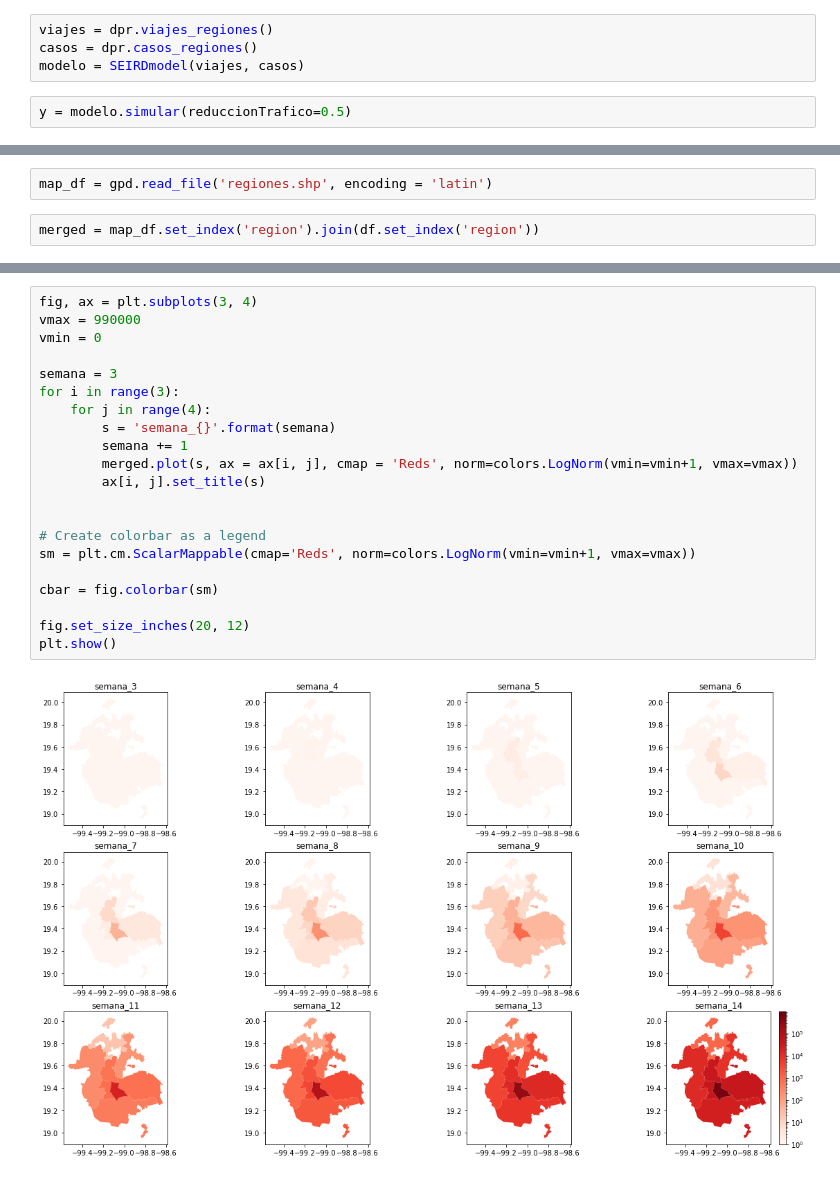
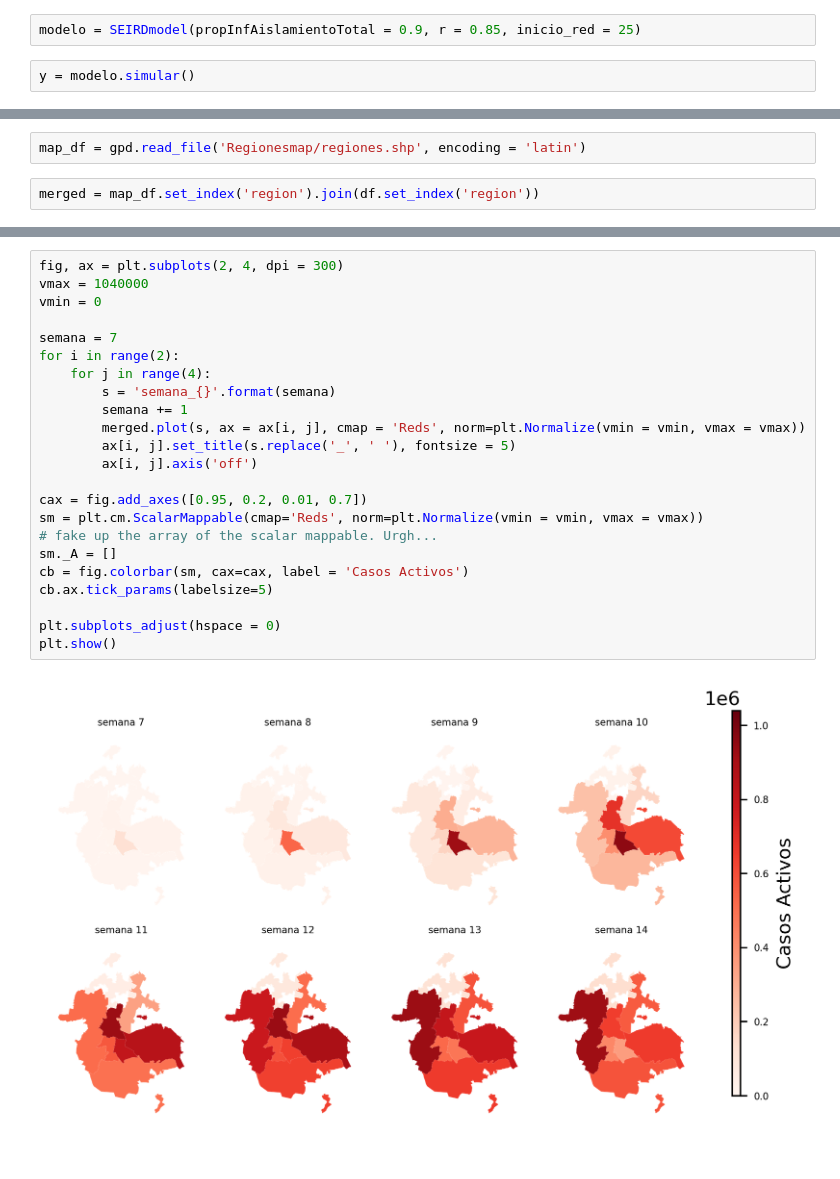
Before and after one commit to edtrelo/BioMatematica, a Jupyter notebook: Modeling COVID-19 Spreading in the ZMVM/mathematics/simulations.ipynb, the cells around one changed output, grey strips where cells are left out. Drawn from its saved outputs; the diff is of its cells as text.

```diff
--- a/Modeling COVID-19 Spreading in the ZMVM/mathematics/simulations.ipynb
+++ b/Modeling COVID-19 Spreading in the ZMVM/mathematics/simulations.ipynb
@@ -6,8 +6,6 @@ import datosporregion as dpr
 from model import SEIRDmodel
 import matplotlib.colors as colors
 # %%
-viajes = dpr.viajes_regiones()
-casos = dpr.casos_regiones()
-modelo = SEIRDmodel(viajes, casos)
+modelo = SEIRDmodel(propInfAislamientoTotal = 0.9, r = 0.85, inicio_red = 25)
 # %%
-y = modelo.simular(reduccionTrafico=0.5)
+y = modelo.simular()
@@ -30,7 +36,7 @@ df = pd.DataFrame(df)
 # %%
 import geopandas as gpd
 # %%
-map_df = gpd.read_file('regiones.shp', encoding = 'latin')
+map_df = gpd.read_file('Regionesmap/regiones.shp', encoding = 'latin')
 # %%
 merged = map_df.set_index('region').join(df.set_index('region'))
 # %%
@@ -49,23 +55,25 @@ merged[['semana_{}'.format(i) for i in range(1, 15)]]
 # %%
-fig, ax = plt.subplots(3, 4)
-vmax = 990000
+fig, ax = plt.subplots(2, 4, dpi = 300)
+vmax = 1040000
 vmin = 0
 
-semana = 3
-for i in range(3):
+semana = 7
+for i in range(2):
     for j in range(4):
         s = 'semana_{}'.format(semana)
         semana += 1
-        merged.plot(s, ax = ax[i, j], cmap = 'Reds', norm=colors.LogNorm(vmin=vmin+1, vmax=vmax))
-        ax[i, j].set_title(s)
+        merged.plot(s, ax = ax[i, j], cmap = 'Reds', norm=plt.Normalize(vmin = vmin, vmax = vmax))
+        ax[i, j].set_title(s.replace('_', ' '), fontsize = 5)
+        ax[i, j].axis('off')
 
+cax = fig.add_axes([0.95, 0.2, 0.01, 0.7])
+sm = plt.cm.ScalarMappable(cmap='Reds', norm=plt.Normalize(vmin = vmin, vmax = vmax))
+# fake up the array of the scalar mappable. Urgh...
+sm._A = []
+cb = fig.colorbar(sm, cax=cax, label = 'Casos Activos')
+cb.ax.tick_params(labelsize=5)
 
-# Create colorbar as a legend
-sm = plt.cm.ScalarMappable(cmap='Reds', norm=colors.LogNorm(vmin=vmin+1, vmax=vmax))
-
-cbar = fig.colorbar(sm)
-
-fig.set_size_inches(20, 12)
+plt.subplots_adjust(hspace = 0)
 plt.show()
 # %% [output]
-[figure, old version]
+[figure, new version]
```
Also changed, not shown: parts of 4 cells of this notebook, 36 other files.
